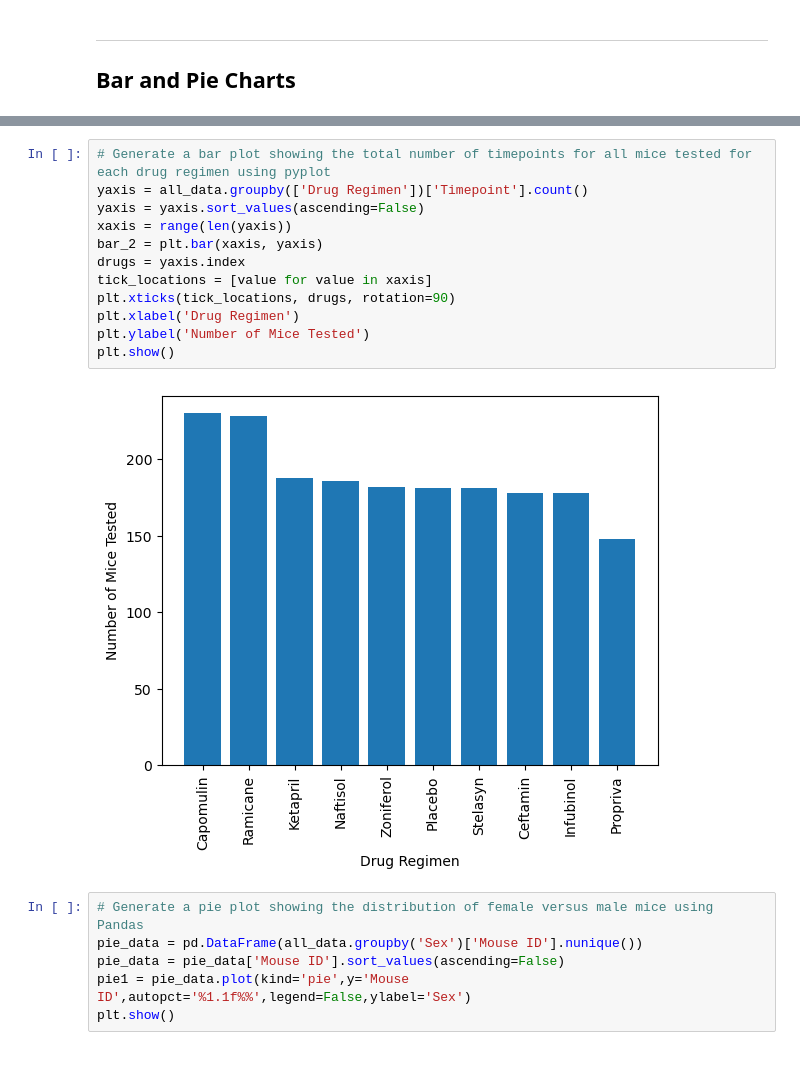
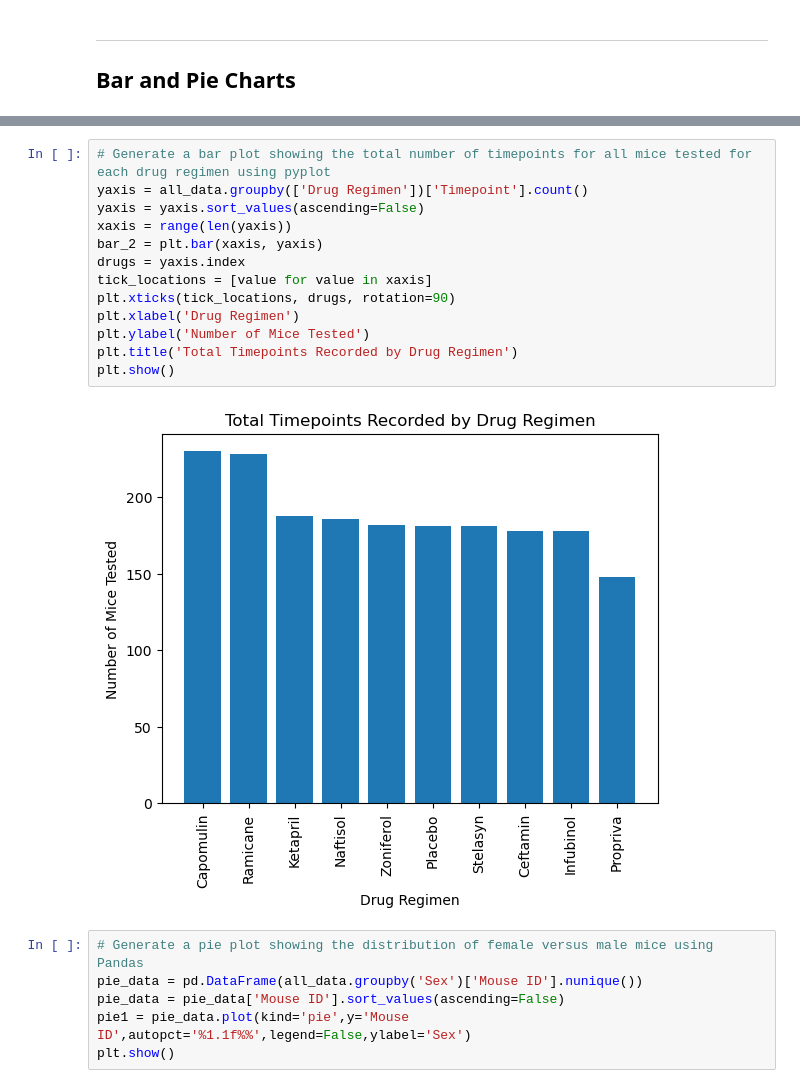
Before and after one commit to adilourai/matplotlib-challenge, a Jupyter notebook: Pymaceuticals Analysis.ipynb, the cells around one changed output, grey strips where cells are left out. Saved outputs shown, nothing was run; the diff lists cells and outputs as text; blank space fills up the shorter version.

```diff
--- a/Pymaceuticals Analysis.ipynb
+++ b/Pymaceuticals Analysis.ipynb
@@ -153,17 +155,18 @@ plt.show()
 # %%
 # Generate a bar plot showing the total number of timepoints for all mice tested for each drug regimen using pyplot
 yaxis = all_data.groupby(['Drug Regimen'])['Timepoint'].count()
 yaxis = yaxis.sort_values(ascending=False)
 xaxis = range(len(yaxis))
 bar_2 = plt.bar(xaxis, yaxis)
 drugs = yaxis.index
 tick_locations = [value for value in xaxis]
 plt.xticks(tick_locations, drugs, rotation=90)
 plt.xlabel('Drug Regimen')
 plt.ylabel('Number of Mice Tested')
+plt.title('Total Timepoints Recorded by Drug Regimen')
 plt.show()
 # %% [output]
-[figure, old version]
+[figure, new version]
 # %%
 # Generate a pie plot showing the distribution of female versus male mice using Pandas
 pie_data = pd.DataFrame(all_data.groupby('Sex')['Mouse ID'].nunique())
```
Also changed, not shown: parts of 15 cells of this notebook.
